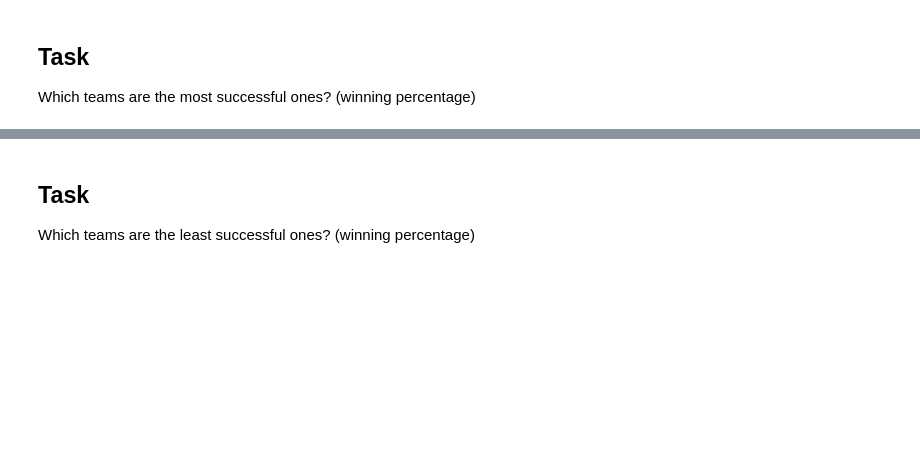
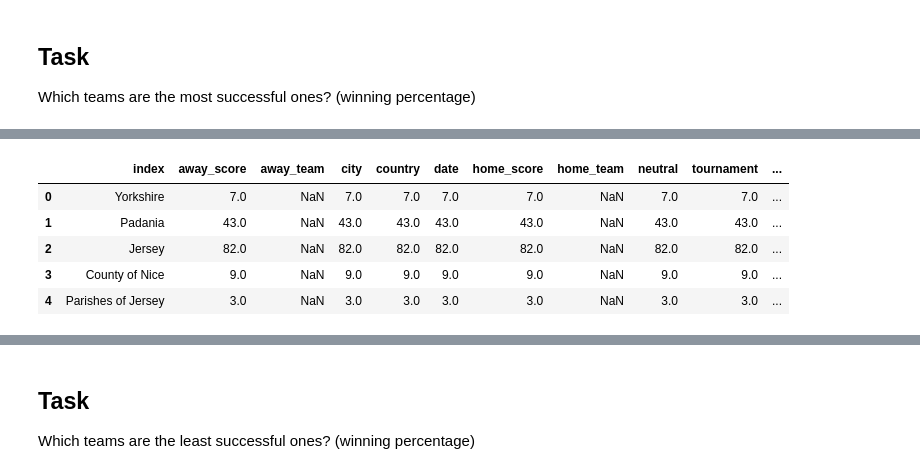
Before and after one commit to TasneemYou/dataviz_exercises, a Jupyter notebook: dataviz_challenge.ipynb, the cells around one changed output, grey strips where cells are left out. Cells and saved outputs as stored; diff of their text form; code cells hidden in the pictures; blank space fills up the shorter version.

```diff
--- a/dataviz_challenge.ipynb
+++ b/dataviz_challenge.ipynb
@@ -217,0 +262,2 @@ Which teams are the most successful ones? (winning percentage)
+# %%
+df_9['win_perc']=df_9.win_count.div(df_9.away_score)
@@ -217,0 +268,9 @@ Which teams are the most successful ones? (winning percentage)
+# %%
+df_9.head()
+# %% [output]
+|  | index | away_score | away_team | city | country | date | home_score | home_team | neutral | tournament | ... |
+| 0 | Yorkshire | 7.0 | NaN | 7.0 | 7.0 | 7.0 | 7.0 | NaN | 7.0 | 7.0 | ... |
+| 1 | Padania | 43.0 | NaN | 43.0 | 43.0 | 43.0 | 43.0 | NaN | 43.0 | 43.0 | ... |
+| 2 | Jersey | 82.0 | NaN | 82.0 | 82.0 | 82.0 | 82.0 | NaN | 82.0 | 82.0 | ... |
+| 3 | County of Nice | 9.0 | NaN | 9.0 | 9.0 | 9.0 | 9.0 | NaN | 9.0 | 9.0 | ... |
+| 4 | Parishes of Jersey | 3.0 | NaN | 3.0 | 3.0 | 3.0 | 3.0 | NaN | 3.0 | 3.0 | ... |
```
Also changed, not shown: parts of 19 cells of this notebook.
